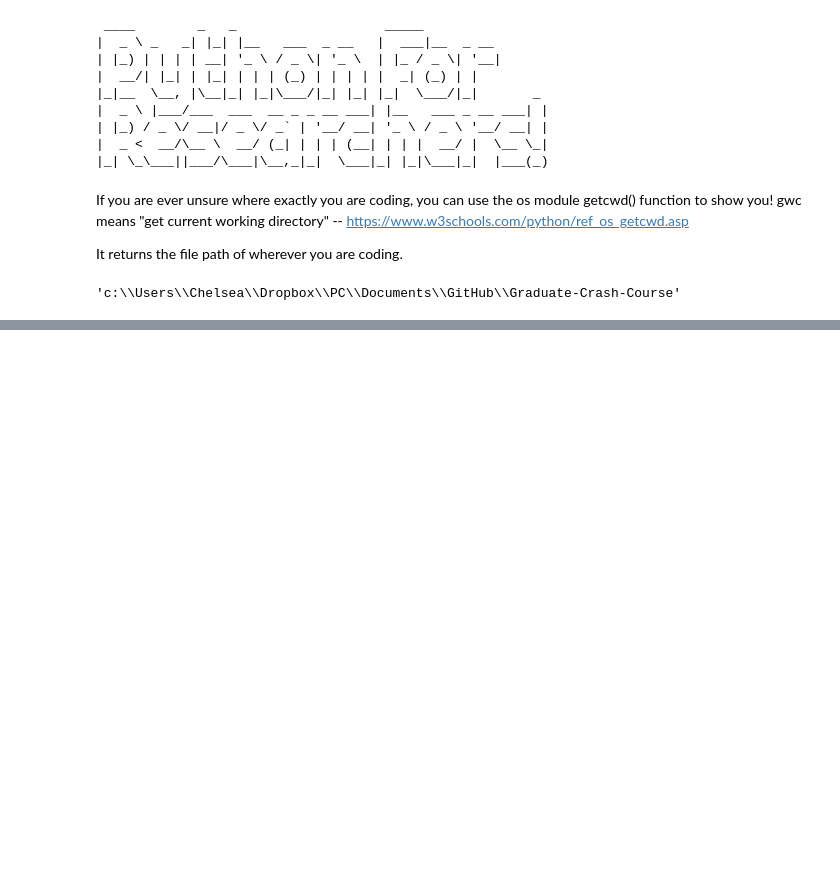
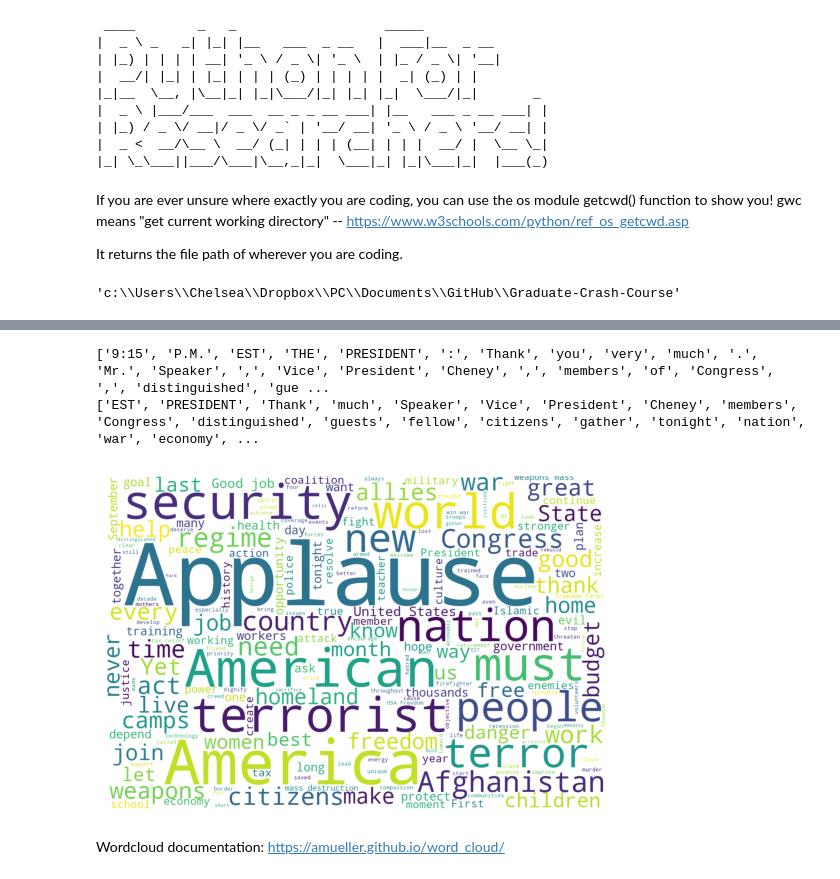
Before and after one commit to bing-codes/Graduate-Crash-Course, a Jupyter notebook: Day 2 Materials/Day2.ipynb, the cells around one changed output, grey strips where cells are left out. Cells and saved outputs as stored; diff of their text form; code cells hidden in the pictures; blank space fills up the shorter version.

Commit message:
Wordcloud

```diff
--- a/Day 2 Materials/Day2.ipynb
+++ b/Day 2 Materials/Day2.ipynb
@@ -58,5 +63,4 @@ os.getcwd()
 path = r"bush_2000_sotu.txt"
 
 with open(path, "r", encoding="utf-8") as f:
-    content = f.read()
-    print(content)
+    bush_file = f.read()
@@ -80,0 +100,43 @@ END          10:03 P.M. EST
+# %%
+#adapted code from https://www.geeksforgeeks.org/removing-stop-words-nltk-python/
+
+from nltk.corpus import stopwords
+from nltk.tokenize import word_tokenize
+
+stop_words = set(stopwords.words('english'))
+
+word_tokens = word_tokenize(bush_file)
+cleaned_speech = []
+
+for w in word_tokens:
+    if w.lower() not in stop_words and w.isalpha():
+        cleaned_speech.append(w)
+
+print(word_tokens)
+print(cleaned_speech)
+# %% [output]
+['9:15', 'P.M.', 'EST', 'THE', 'PRESIDENT', ':', 'Thank', 'you', 'very', 'much', '.', 'Mr.', 'Speaker', ',', 'Vice', 'President', 'Cheney', ',', 'members', 'of', 'Congress', ',', 'distinguished', 'gue ...
+['EST', 'PRESIDENT', 'Thank', 'much', 'Speaker', 'Vice', 'President', 'Cheney', 'members', 'Congress', 'distinguished', 'guests', 'fellow', 'citizens', 'gather', 'tonight', 'nation', 'war', 'economy', ...
+# %%
+from wordcloud import WordCloud
+from matplotlib import pyplot as plt
+# !pip uninstall pillow -y
+# !pip install pillow==9.5.0
+
+text_to_plot = " ".join(cleaned_speech)
+
+# create a WordCloud
+wordcloud = WordCloud(width=1200, height=800,
+                      background_color="white").generate(text_to_plot)
+
+# plot the WordCloud image
+plt.figure(figsize = (5,5), facecolor = None)
+plt.imshow(wordcloud)
+plt.axis("off")
+plt.tight_layout(pad = 0)
+
+plt.show()
+# %% [output]
+[figure, added]
+# %% [markdown]
+Wordcloud documentation: https://amueller.github.io/word_cloud/
```
Also changed, not shown: parts of 5 cells of this notebook, 1 other file.
